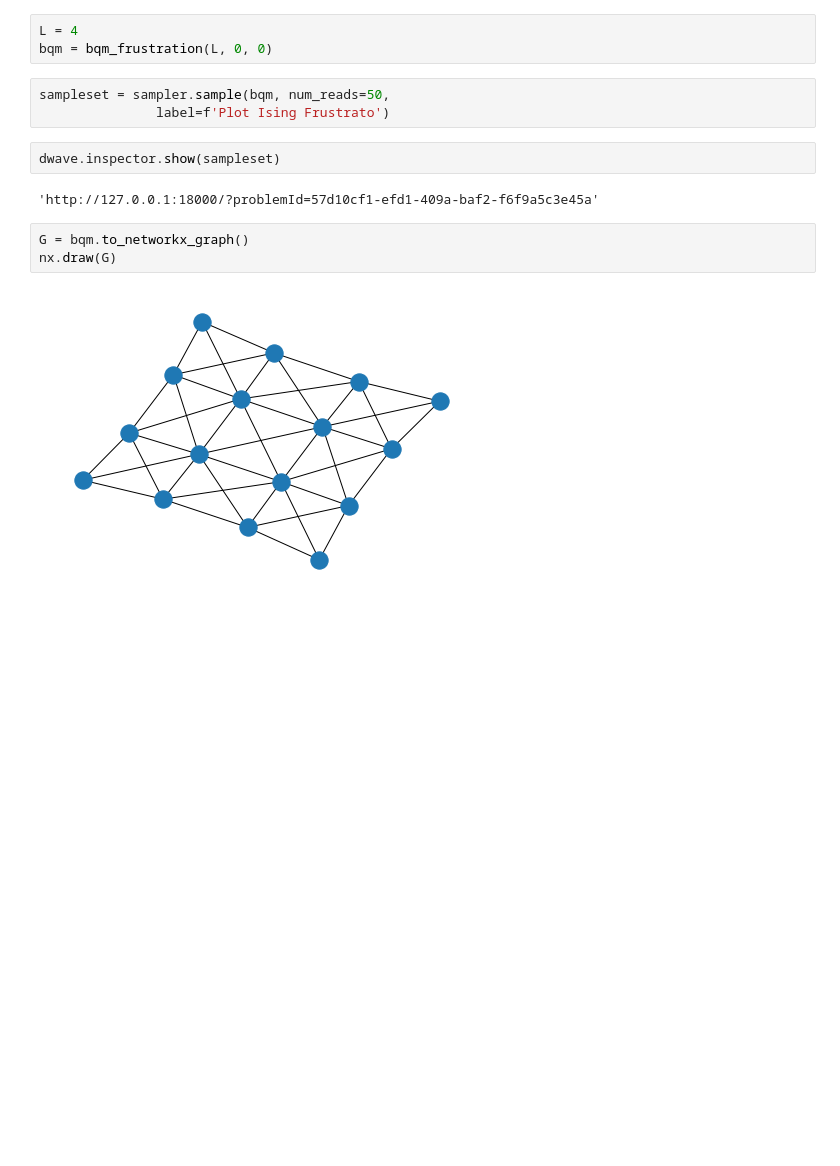
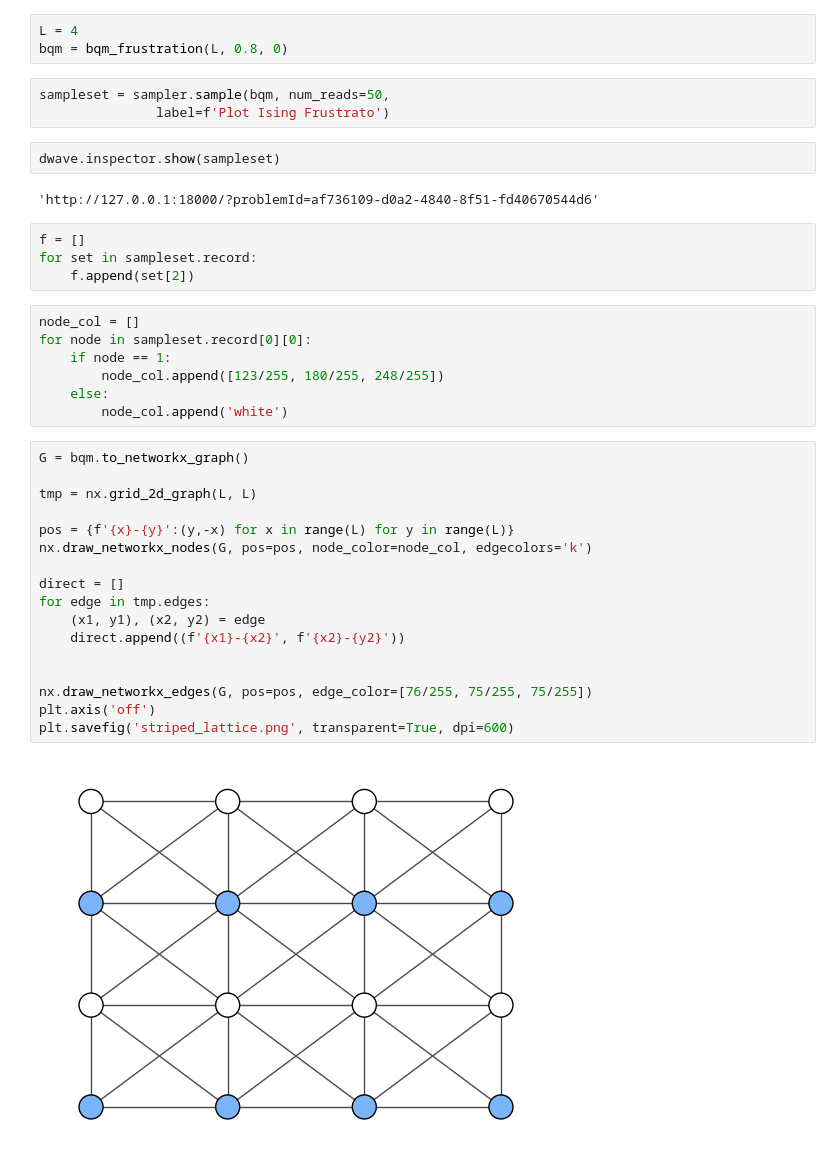
Before and after one commit to Wronsmin/Quantum-Computing, a Jupyter notebook: src/Ising/plots_ising.ipynb, the cells around one changed output. Drawn from its saved outputs; the diff is of its cells as text; blank space fills up the shorter version.

Commit message:
new plot implemented

```diff
--- a/src/Ising/plots_ising.ipynb
+++ b/src/Ising/plots_ising.ipynb
@@ -19,16 +19,41 @@ qpu = DWaveSampler()
 sampler = EmbeddingComposite(qpu)
 # %%
 L = 4
-bqm = bqm_frustration(L, 0, 0)
+bqm = bqm_frustration(L, 0.8, 0)
 # %%
 sampleset = sampler.sample(bqm, num_reads=50,
                label=f'Plot Ising Frustrato')
 # %%
 dwave.inspector.show(sampleset)
 # %% [output]
-'http://127.0.0.1:18000/?problemId=57d10cf1-efd1-409a-baf2-f6f9a5c3e45a'
+'http://127.0.0.1:18000/?problemId=af736109-d0a2-4840-8f51-fd40670544d6'
-# %%
-G = bqm.to_networkx_graph()
-nx.draw(G)
-# %% [output]
-[figure, removed]
+# %%
+f = []
+for set in sampleset.record:
+    f.append(set[2])
+# %%
+node_col = []
+for node in sampleset.record[0][0]:
+    if node == 1:
+        node_col.append([123/255, 180/255, 248/255])
+    else:
+        node_col.append('white')
+# %%
+G = bqm.to_networkx_graph()
+
+tmp = nx.grid_2d_graph(L, L)
+
+pos = {f'{x}-{y}':(y,-x) for x in range(L) for y in range(L)}
+nx.draw_networkx_nodes(G, pos=pos, node_color=node_col, edgecolors='k')
+
+direct = []
+for edge in tmp.edges:
+    (x1, y1), (x2, y2) = edge
+    direct.append((f'{x1}-{x2}', f'{x2}-{y2}'))
+
+
+nx.draw_networkx_edges(G, pos=pos, edge_color=[76/255, 75/255, 75/255])
+plt.axis('off')
+plt.savefig('striped_lattice.png', transparent=True, dpi=600)
+# %% [output]
+[figure, added]
```
Also changed, not shown: parts of 2 cells of this notebook.
